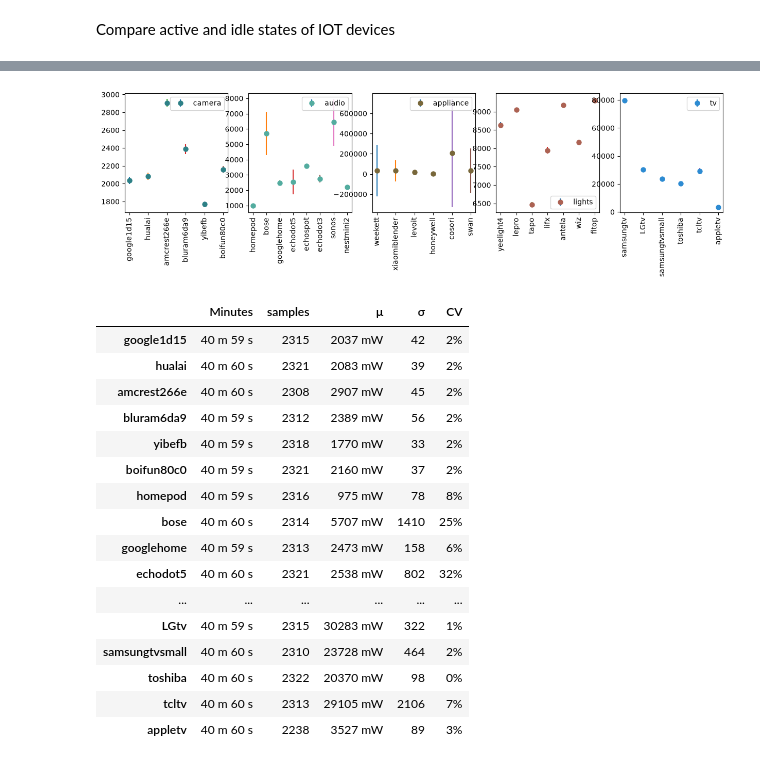
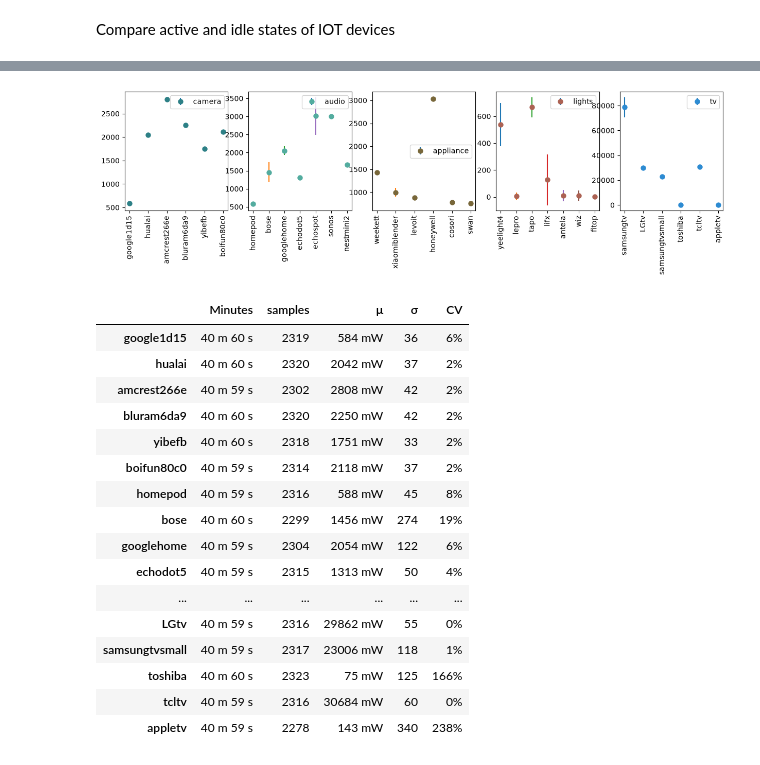
Before and after one commit to JackRobbers/thesis, a Jupyter notebook: powerids analysis.ipynb, the cells around one changed output, grey strips where cells are left out. Cells and saved outputs as stored; diff of their text form; code cells hidden in the pictures.

```diff
--- a/powerids analysis.ipynb
+++ b/powerids analysis.ipynb
@@ -87,9 +109,7 @@ samples = []
 fig,ax = plt.subplots(1,5)
 
 categories_labels = []
-for i, (device, df) in enumerate(get_data().items()):
-
-
+for i, (device, df) in enumerate(get_data("idle").items()):
     category = devices_to_cat[device]
     if category in categories_labels:
         category_label = f'_{category}'
@@ -105,49 +125,49 @@ for i, (device, df) in enumerate(get_data().items()):
     stds.append(std)
     samples.append(len(df))
 
     ax[categories.index(category)].errorbar(device, mean, std, linestyle='none', markersize=15, markerfacecolor=colour, markeredgecolor='none', marker=".", label=category_label)
 
 
 width = 15
 ratio = 0.2
 fig.set_figwidth(width)
 fig.set_figheight(width * ratio)
 
 
 means = np.array(means)
 stds = np.array(stds)
 for i in range(5):
     ax[i].tick_params('x', rotation=90)
     ax[i].legend()
 plt.show()
 
 def my_style(styler):
     styler.format(lambda v: f'{v.total_seconds() / 60:.0f} m {v.total_seconds() % 60:.0f} s', 'minutes')
     styler.format(lambda v: f'{v:.0f} mW', subset='means')
     styler.format(lambda v: f'{v:.0f}', subset='std')
     styler.format(lambda v: f'{v * 100:.0f}%', subset='cv')
     styler.relabel_index(["Minutes", "samples", "μ", "σ", "CV"], axis="columns")
     return styler
 
 results = pd.DataFrame(index=devices_flat, data={ "minutes": times, 'samples': samples, 'means': means, 'std': stds, 'cv': stds/means})
 results.style.pipe(my_style)
 # %% [output]
-[figure, old version]
+[figure, new version]
 |  | Minutes | samples | μ | σ | CV |
-| google1d15 | 40 m 59 s | 2315 | 2037 mW | 42 | 2% |
-| hualai | 40 m 60 s | 2321 | 2083 mW | 39 | 2% |
-| amcrest266e | 40 m 60 s | 2308 | 2907 mW | 45 | 2% |
-| bluram6da9 | 40 m 59 s | 2312 | 2389 mW | 56 | 2% |
-| yibefb | 40 m 59 s | 2318 | 1770 mW | 33 | 2% |
-| boifun80c0 | 40 m 59 s | 2321 | 2160 mW | 37 | 2% |
-| homepod | 40 m 59 s | 2316 | 975 mW | 78 | 8% |
-| bose | 40 m 60 s | 2314 | 5707 mW | 1410 | 25% |
-| googlehome | 40 m 59 s | 2313 | 2473 mW | 158 | 6% |
-| echodot5 | 40 m 60 s | 2321 | 2538 mW | 802 | 32% |
+| google1d15 | 40 m 60 s | 2319 | 584 mW | 36 | 6% |
+| hualai | 40 m 60 s | 2320 | 2042 mW | 37 | 2% |
+| amcrest266e | 40 m 59 s | 2302 | 2808 mW | 42 | 2% |
+| bluram6da9 | 40 m 60 s | 2320 | 2250 mW | 42 | 2% |
+| yibefb | 40 m 60 s | 2318 | 1751 mW | 33 | 2% |
+| boifun80c0 | 40 m 59 s | 2314 | 2118 mW | 37 | 2% |
+| homepod | 40 m 59 s | 2316 | 588 mW | 45 | 8% |
+| bose | 40 m 60 s | 2299 | 1456 mW | 274 | 19% |
+| googlehome | 40 m 59 s | 2304 | 2054 mW | 122 | 6% |
+| echodot5 | 40 m 59 s | 2315 | 1313 mW | 50 | 4% |
 | ... | ... | ... | ... | ... | ... |
-| LGtv | 40 m 59 s | 2315 | 30283 mW | 322 | 1% |
-| samsungtvsmall | 40 m 60 s | 2310 | 23728 mW | 464 | 2% |
-| toshiba | 40 m 60 s | 2322 | 20370 mW | 98 | 0% |
-| tcltv | 40 m 60 s | 2313 | 29105 mW | 2106 | 7% |
-| appletv | 40 m 60 s | 2238 | 3527 mW | 89 | 3% |
+| LGtv | 40 m 59 s | 2316 | 29862 mW | 55 | 0% |
+| samsungtvsmall | 40 m 59 s | 2317 | 23006 mW | 118 | 1% |
+| toshiba | 40 m 60 s | 2323 | 75 mW | 125 | 166% |
+| tcltv | 40 m 59 s | 2316 | 30684 mW | 60 | 0% |
+| appletv | 40 m 59 s | 2278 | 143 mW | 340 | 238% |
 # %%
```
Also changed, not shown: parts of 5 cells of this notebook, 3 other files.
